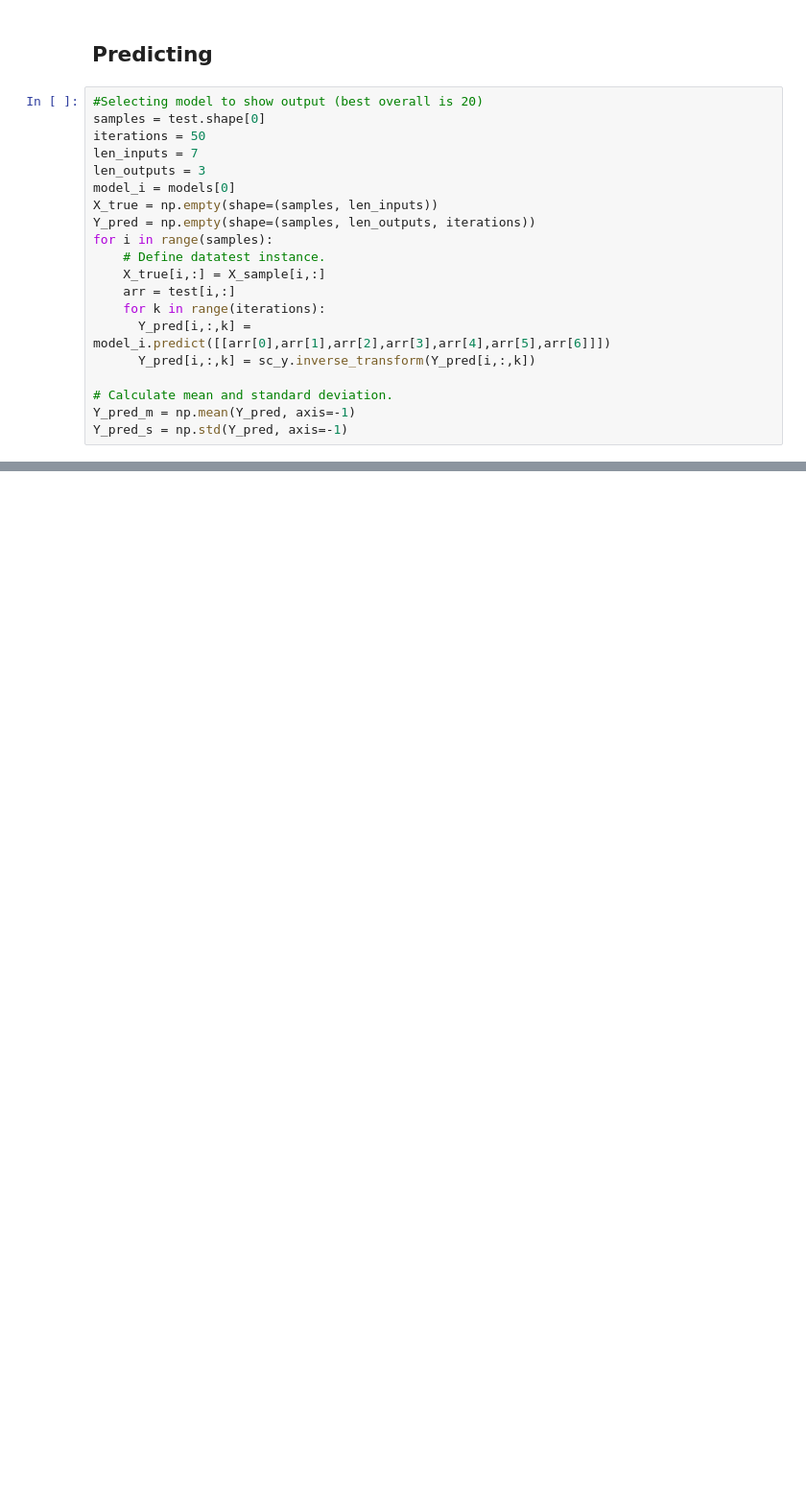
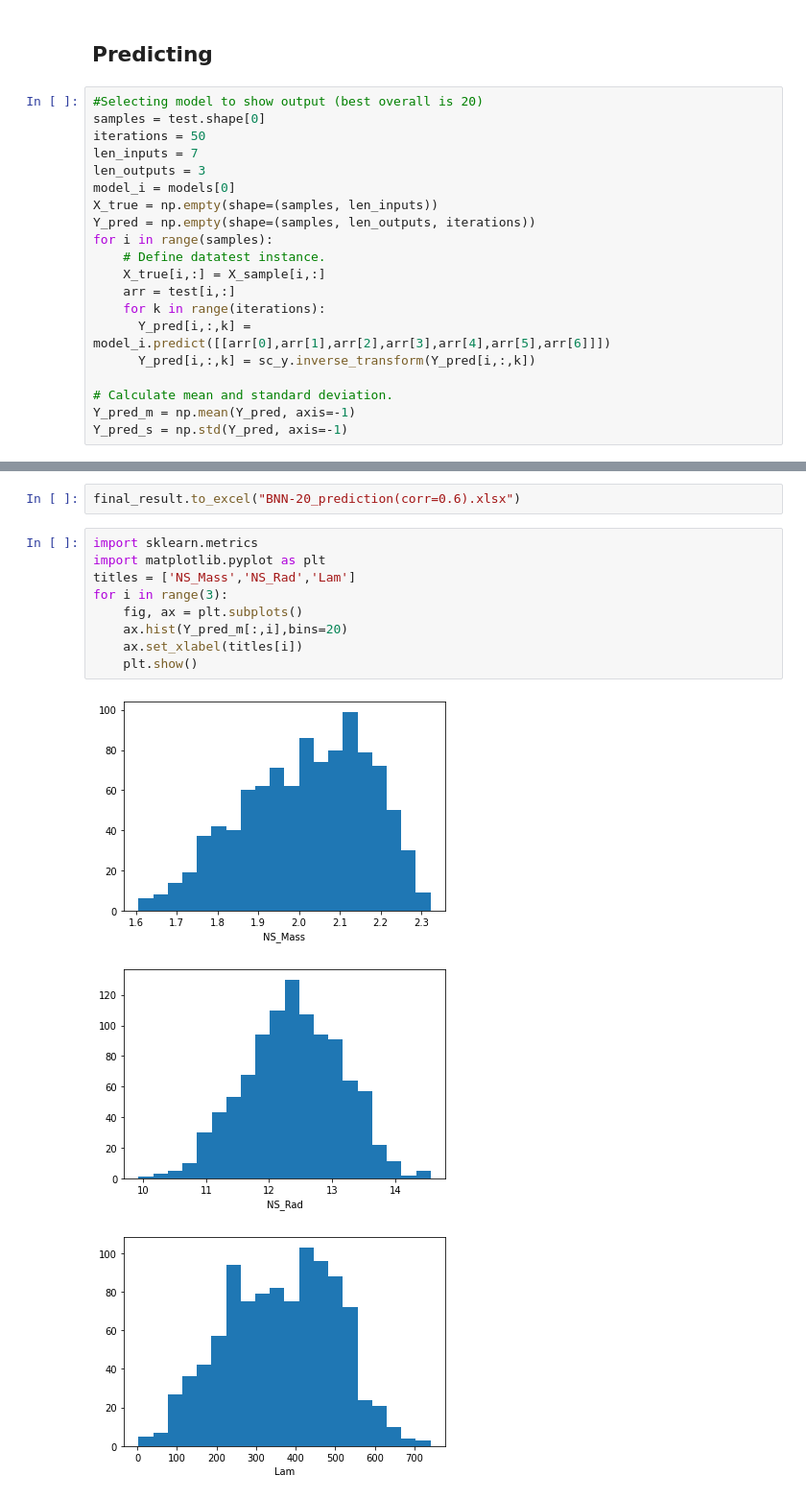
Before and after one commit to AstroDnerd/NS-ML-on-Nuclear-Matter--KB, a Jupyter notebook: Codes/BNN_Tensorflow_Final_models.ipynb, the cells around one changed output, grey strips where cells are left out. Shown at 96% size. Drawn from its saved outputs; the diff is of its cells as text; blank space fills up the shorter version.

```diff
--- a/Codes/BNN_Tensorflow_Final_models.ipynb
+++ b/Codes/BNN_Tensorflow_Final_models.ipynb
@@ -305,3 +354,18 @@ final_result
+# %%
+final_result.to_excel("BNN-20_prediction(corr=0.6).xlsx")
+# %%
+import sklearn.metrics
+import matplotlib.pyplot as plt
+titles = ['NS_Mass','NS_Rad','Lam']
+for i in range(3):
+    fig, ax = plt.subplots()
+    ax.hist(Y_pred_m[:,i],bins=20)
+    ax.set_xlabel(titles[i])
+    plt.show()
+# %% [output]
+[figure, added]
+[figure, added]
+[figure, added]
 # %%
 #plot of values and error bars
 import sklearn.metrics
```
Also changed, not shown: parts of 10 cells of this notebook, 3 other files.
